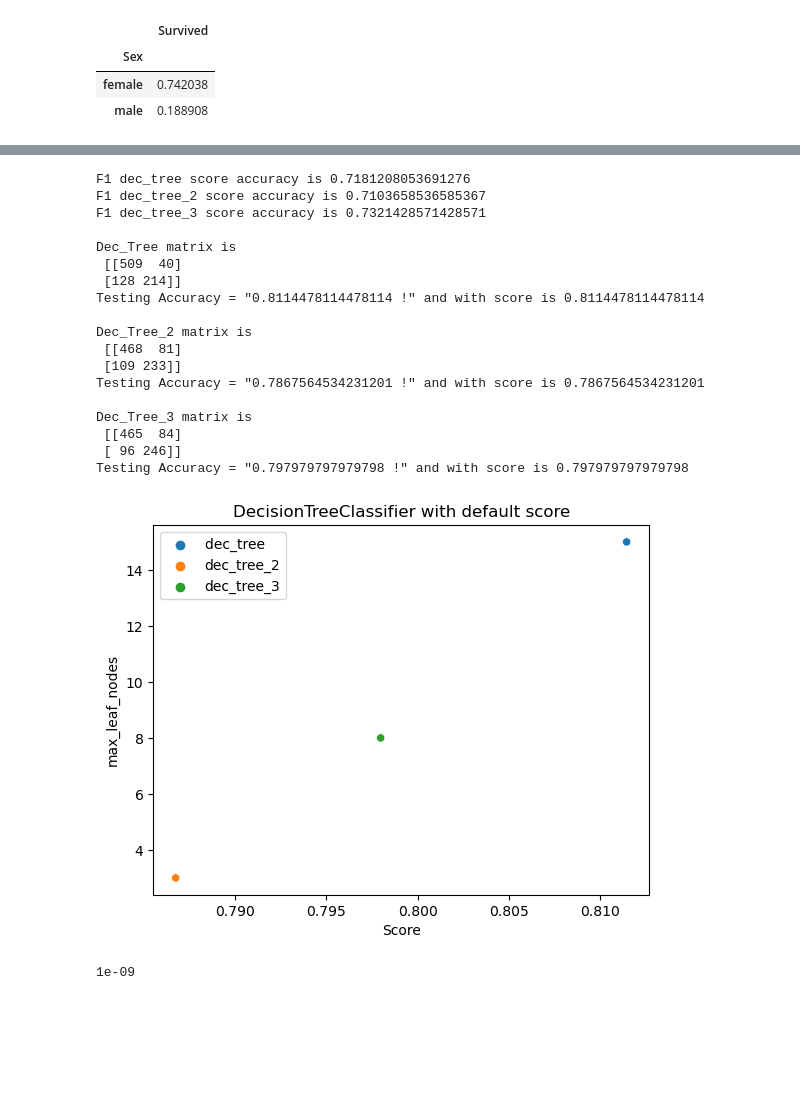
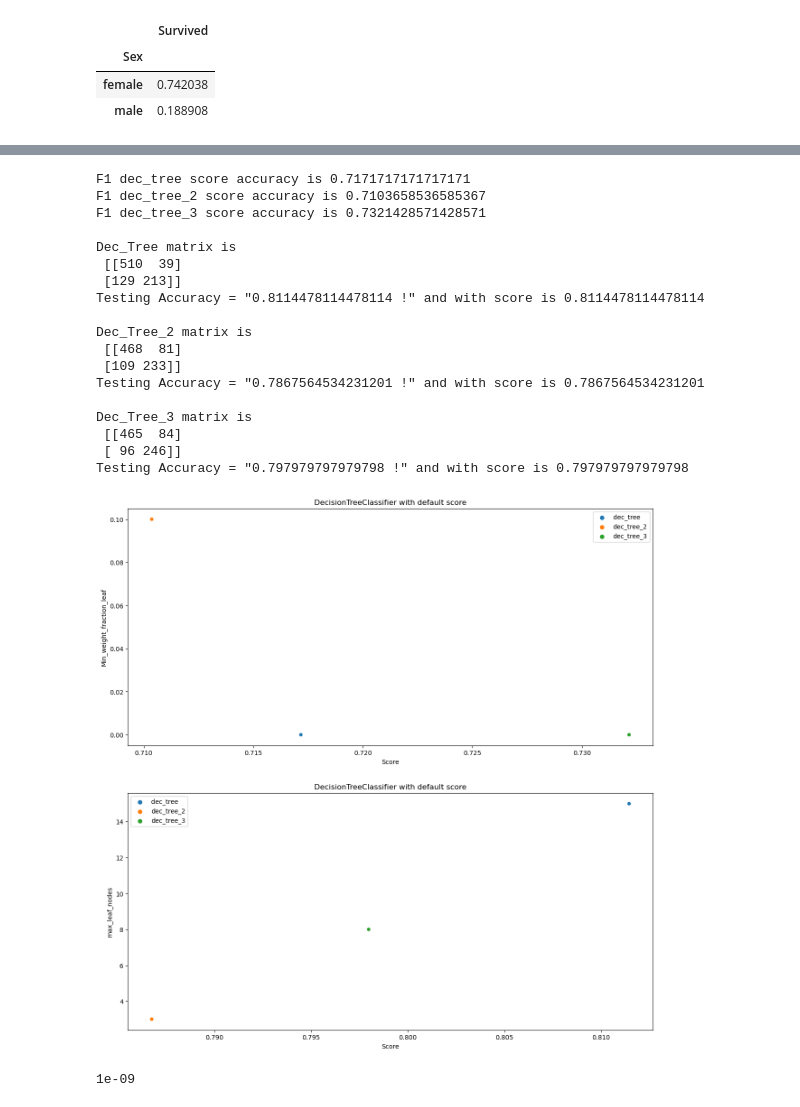
Before and after one commit to GrebnevRoman/ML_TITANIC_RESEARCH, a Jupyter notebook: ML_TITANIC_TASK.ipynb, the cells around one changed output, grey strips where cells are left out. Cells and saved outputs as stored; diff of their text form; code cells hidden in the pictures; blank space fills up the shorter version.

```diff
--- a/ML_TITANIC_TASK.ipynb
+++ b/ML_TITANIC_TASK.ipynb
@@ -39,3 +38,11 @@ train_df.groupby('Sex')[['Survived']].mean()
 | Sex |  |
 | female | 0.742038 |
 | male | 0.188908 |
+# %%
+train_df = pd.read_csv('train.csv')
+labelencoder = LabelEncoder()
+train_df.iloc[:,4] = labelencoder.fit_transform(train_df.iloc[:,4].values) #change sex from male female
+# to 0 and 1 in case that we have bad data like female_sex and male_sex
+print(train_df['Sex'].unique()) #check that all params has changed
+y = train_df["Survived"]
+features = ["Pclass","SibSp","Sex", "Parch"]
@@ -41,0 +51,24 @@ train_df.groupby('Sex')[['Survived']].mean()
+# %%
+forest_random_model_1 = RandomForestClassifier(n_estimators=30,
+                                               max_depth = 10,
+                                               random_state=3,# no matter
+                                              criterion = 'gini', # gini is the best ctiterion
+                                              min_samples_split = 5,
+                                               min_samples_leaf = 1, # 2 is the best score
+                                               min_weight_fraction_leaf =0.0,
+                                               max_features = 'sqrt', # if None then worse score
+                                               max_leaf_nodes = 7,
+                                               min_impurity_decrease = 0.0,
+                                               bootstrap = True,
+                                               warm_start = False, # no matter
+                                               class_weight = None, # if none then better score
+                                               max_samples = 700
+                                              )
+# Model (can also use single decision tree)
+
+
+
+# Train
+forest_random_model_1.fit(Xx, y)
+# Extract single tree
+_ = tree.plot_tree(forest_random_model_1.estimators_[0], feature_names=Xx.columns, filled=True)
@@ -325,7 +408,7 @@ dec_tree = DecisionTreeClassifier(criterion = 'gini',
                                   splitter = 'best',
                                   min_samples_split = 2,
                                   random_state = 0,
-                                  max_depth = 7,
+                                  max_depth = 17,
                                  min_samples_leaf = 1,
                                  min_weight_fraction_leaf = 0.0,
                                  max_leaf_nodes = 15,
@@ -404,39 +487,46 @@ data = [[f1_score(y,dec_tree.predict(X)),dec_tree.min_weight_fraction_leaf],
        [f1_score(y,dec_tree_3.predict(X)),dec_tree_3.min_weight_fraction_leaf]]
 
 data_cpp = [[dec_tree.score(X,y),dec_tree.max_leaf_nodes],
            [dec_tree_2.score(X,y),dec_tree_2.max_leaf_nodes],
            [dec_tree_3.score(X,y),dec_tree_3.max_leaf_nodes]]
 
-df = pd.DataFrame(data,index =
+df_min_leaf = pd.DataFrame(data,index =
                   ['dec_tree ','dec_tree_2','dec_tree_3'],columns = ['Score','Min_weight_fraction_leaf',])
 
 df_ccp = pd.DataFrame(data_cpp, index =
                       ['dec_tree ','dec_tree_2','dec_tree_3'],columns = ['Score','max_leaf_nodes',])
 
 # sns.set(rc={"figure.figsize":(16, 4)})
 # gf = sns.scatterplot(data=df, x='Score', y='Min_weight_fraction_leaf',hue=df.index ).set(title='DecisionTreeClassifier with f1_score metric ')
 
-gf_ccp = sns.scatterplot(data = df_ccp, x='Score', y = 'max_leaf_nodes' , hue = df.index).set(title='DecisionTreeClassifier with default score')
+fig , axes = plt.subplots(2 , figsize=(15, 15) )
+
+
+gf_ccp = sns.scatterplot(data = df_min_leaf, x='Score', y = 'Min_weight_fraction_leaf' ,
+                         hue = df.index,ax=axes[0]).set(title='DecisionTreeClassifier with default score')
+
+gf_ccp = sns.scatterplot(data = df_ccp, x='Score', y = 'max_leaf_nodes' ,
+                         hue = df.index,ax=axes[1]).set(title='DecisionTreeClassifier with default score')
 # %% [output]
-F1 dec_tree score accuracy is 0.7181208053691276
+F1 dec_tree score accuracy is 0.7171717171717171
 F1 dec_tree_2 score accuracy is 0.7103658536585367
 F1 dec_tree_3 score accuracy is 0.7321428571428571
 
 Dec_Tree matrix is
- [[509  40]
- [128 214]]
+ [[510  39]
+ [129 213]]
 Testing Accuracy = "0.8114478114478114 !" and with score is 0.8114478114478114
 
 Dec_Tree_2 matrix is
  [[468  81]
  [109 233]]
 Testing Accuracy = "0.7867564534231201 !" and with score is 0.7867564534231201
 
 Dec_Tree_3 matrix is
  [[465  84]
  [ 96 246]]
 Testing Accuracy = "0.797979797979798 !" and with score is 0.797979797979798
-[figure, old version]
+[figure, new version]
 # %%
 gauss_1.var_smoothing
 # %% [output]
```
Also changed, not shown: parts of 7 cells of this notebook.
